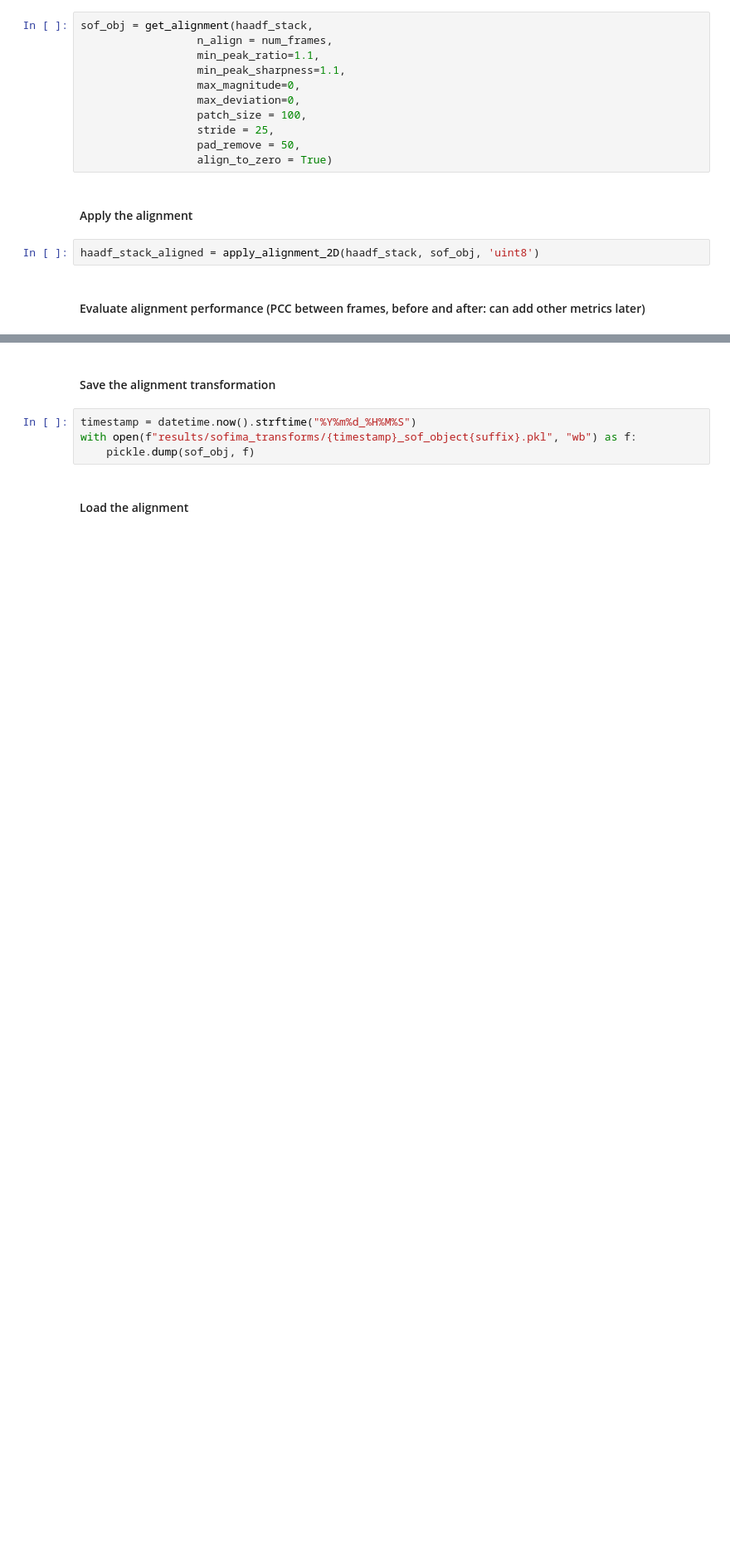
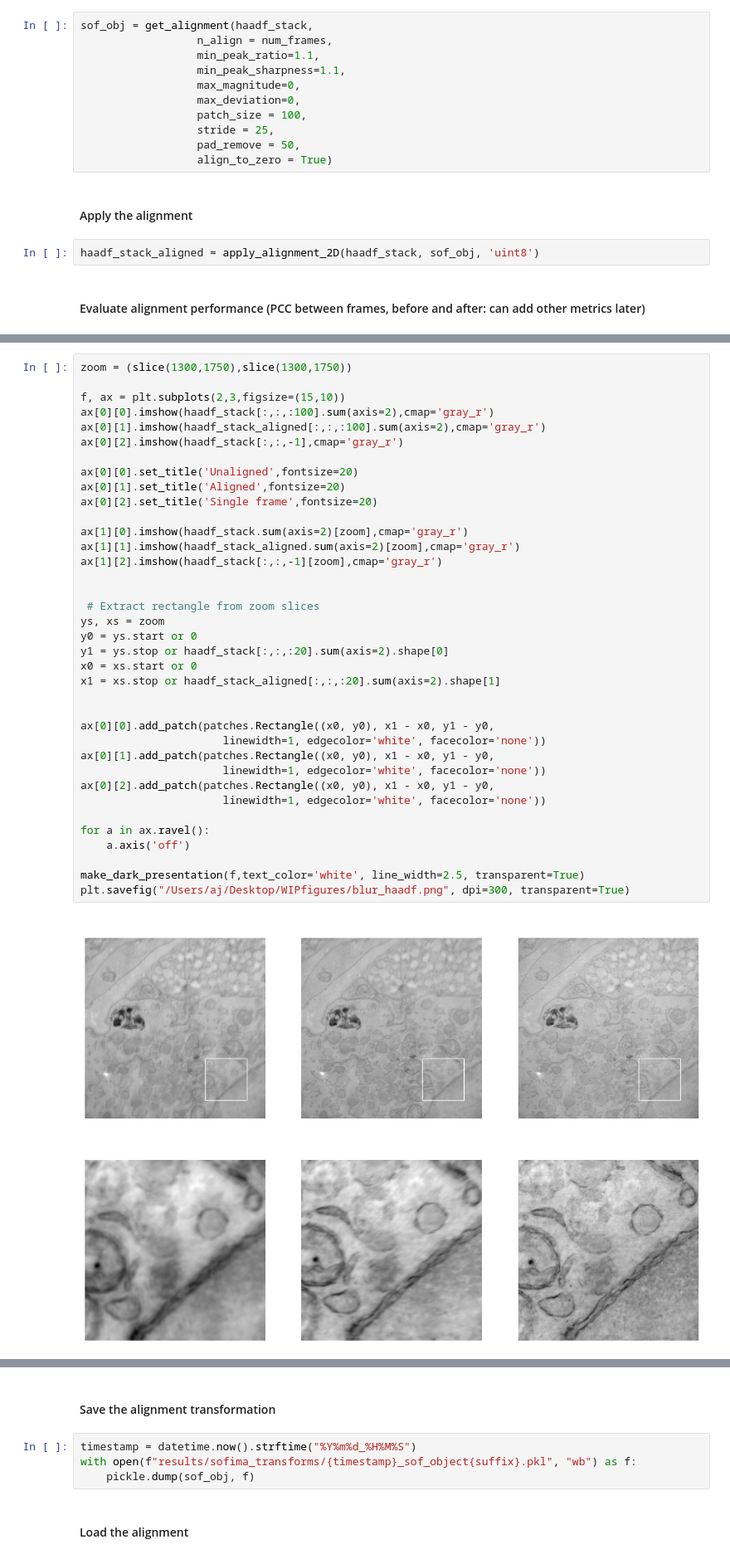
Before and after one commit to amjams/PreHyperspectralEDX, a Jupyter notebook: preprocessing_basic/05_b_alignment_SOFIMA.ipynb, the cells around one changed output, grey strips where cells are left out. Shown at 83% size. Cells and saved outputs as stored; diff of their text form; blank space fills up the shorter version.

```diff
--- a/preprocessing_basic/05_b_alignment_SOFIMA.ipynb
+++ b/preprocessing_basic/05_b_alignment_SOFIMA.ipynb
@@ -74 +94,40 @@ print('Pearson coeffients before and after: ', np.mean(pcc_before), np.mean(pcc_
+# %%
+zoom = (slice(1300,1750),slice(1300,1750))
+
+f, ax = plt.subplots(2,3,figsize=(15,10))
+ax[0][0].imshow(haadf_stack[:,:,:100].sum(axis=2),cmap='gray_r')
+ax[0][1].imshow(haadf_stack_aligned[:,:,:100].sum(axis=2),cmap='gray_r')
+ax[0][2].imshow(haadf_stack[:,:,-1],cmap='gray_r')
+
+ax[0][0].set_title('Unaligned',fontsize=20)
+ax[0][1].set_title('Aligned',fontsize=20)
+ax[0][2].set_title('Single frame',fontsize=20)
+
+ax[1][0].imshow(haadf_stack.sum(axis=2)[zoom],cmap='gray_r')
+ax[1][1].imshow(haadf_stack_aligned.sum(axis=2)[zoom],cmap='gray_r')
+ax[1][2].imshow(haadf_stack[:,:,-1][zoom],cmap='gray_r')
+
+
+ # Extract rectangle from zoom slices
+ys, xs = zoom
+y0 = ys.start or 0
+y1 = ys.stop or haadf_stack[:,:,:20].sum(axis=2).shape[0]
+x0 = xs.start or 0
+x1 = xs.stop or haadf_stack_aligned[:,:,:20].sum(axis=2).shape[1]
+
+
+ax[0][0].add_patch(patches.Rectangle((x0, y0), x1 - x0, y1 - y0,
+                      linewidth=1, edgecolor='white', facecolor='none'))
+ax[0][1].add_patch(patches.Rectangle((x0, y0), x1 - x0, y1 - y0,
+                      linewidth=1, edgecolor='white', facecolor='none'))
+ax[0][2].add_patch(patches.Rectangle((x0, y0), x1 - x0, y1 - y0,
+                      linewidth=1, edgecolor='white', facecolor='none'))
+
+for a in ax.ravel():
+    a.axis('off')
+
+make_dark_presentation(f,text_color='white', line_width=2.5, transparent=True)
+plt.savefig("/Users/aj/Desktop/WIPfigures/blur_haadf.png", dpi=300, transparent=True)
+# %% [output]
+[figure, added]
 # %% [markdown]
```
Also changed, not shown: parts of 13 cells of this notebook, 10 other files.
